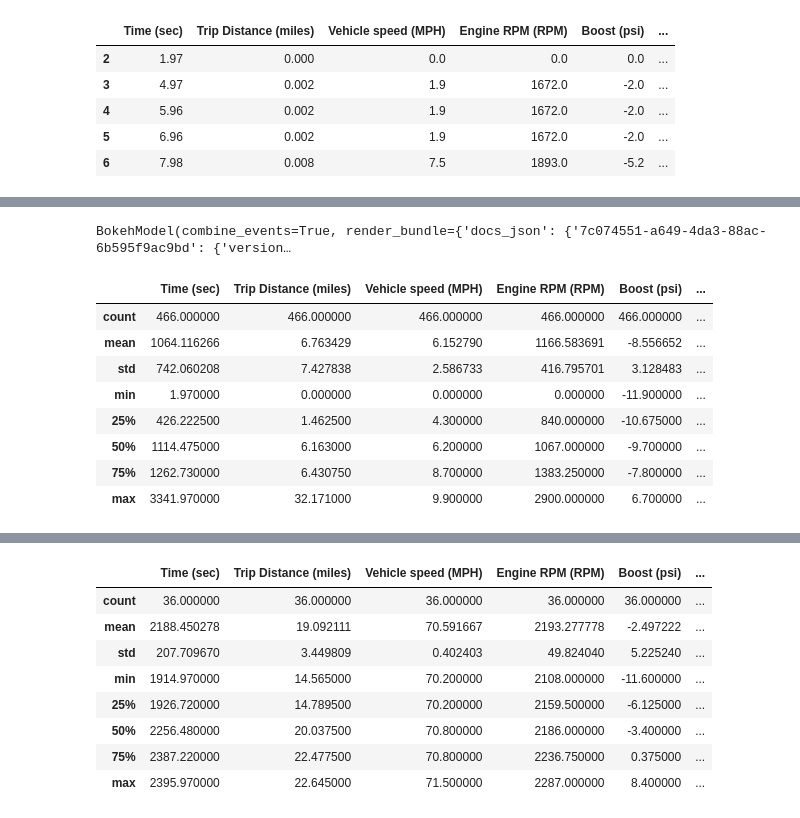
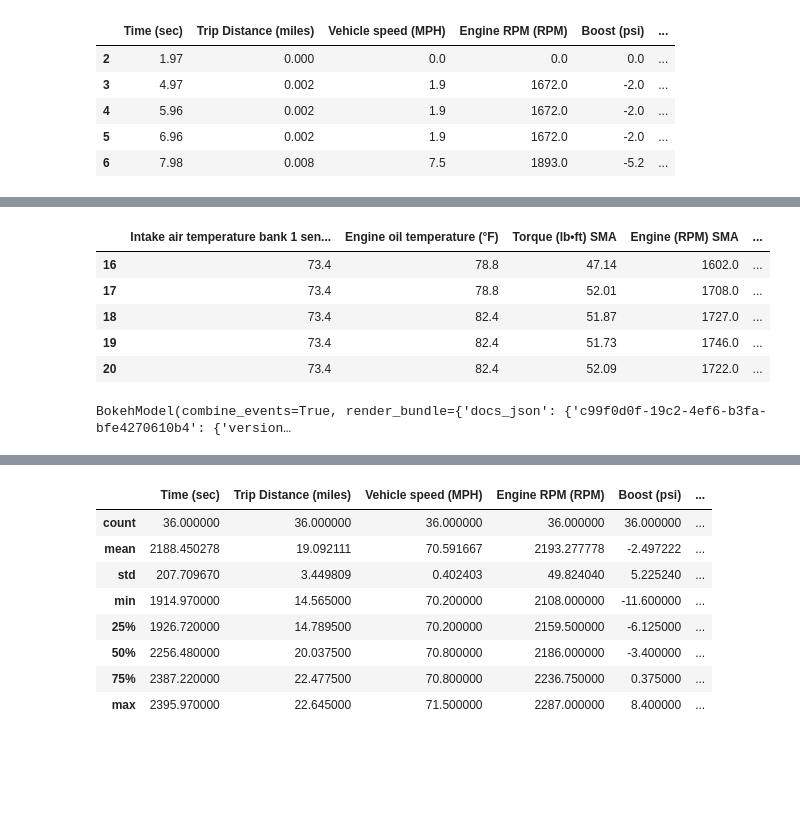
Before and after one commit to SecondHandSushi/car-analysis, a Jupyter notebook: analysis_20240822_PM.ipynb, the cells around one changed output, grey strips where cells are left out. Saved outputs shown, nothing was run; the diff lists cells and outputs as text; code cells hidden in the pictures; blank space fills up the shorter version.

Commit message:
UPDATED moving averages

```diff
--- a/analysis_20240822_PM.ipynb
+++ b/analysis_20240822_PM.ipynb
@@ -182,11 +133,0 @@ See the caveats in the documentation: https://pandas.pydata.org/pandas-docs/stab
-# %%
-"""
-Cell generated by Data Wrangler.
-"""
-def clean_data(engine_temp):
-    # Drop rows with missing data in column: 'SMA'
-    engine_temp = engine_temp.dropna(subset=['SMA'])
-    return engine_temp
-
-engine_temp_clean = clean_data(engine_temp.copy())
-engine_temp_clean.head()
@@ -199,0 +134,14 @@ engine_temp_clean.head()
+# %%
+# Create an explicit copy of the selected columns
+engine_temp = df_moving[['Intake air temperature bank 1  sensor 1 (°F)', 'Engine RPM (RPM)',
+                         'Engine oil temperature (°F)', 'Engine Torque (lb•ft)',
+                         'Intake manifold absolute pressure (inHg)', 'Mass air flow rate (lb/min)']].copy()
+
+# Calculate the Simple Moving Average (SMA) without triggering the warning
+window_size=15
+engine_temp['Torque (lb•ft) SMA'] = engine_temp['Engine Torque (lb•ft)'].rolling(window=window_size).mean()
+engine_temp['Engine (RPM) SMA'] = engine_temp['Engine RPM (RPM)'].rolling(window=window_size).mean()
+engine_temp['Mass air flow rate (lb/min) SMA'] = engine_temp['Mass air flow rate (lb/min)'].rolling(window=window_size).mean()
+engine_temp['Intake manifold absolute pressure (inHg SMA'] = engine_temp['Intake manifold absolute pressure (inHg)'].rolling(window=window_size).mean()
+# Display the first few rows of the modified DataFrame
+engine_temp.head()
@@ -200,24 +155,38 @@ engine_temp_clean.head()
+# %%
+"""
+Cell generated by Data Wrangler.
+"""
+def clean_data(engine_temp):
+    # Drop columns: 'Engine RPM (RPM)', 'Engine Torque (lb•ft)' and 2 other columns
+    engine_temp = engine_temp.drop(columns=['Engine RPM (RPM)', 'Engine Torque (lb•ft)', 'Intake manifold absolute pressure (inHg)', 'Mass air flow rate (lb/min)'])
+    # Drop rows with missing data in column: 'Torque (lb•ft) SMA'
+    engine_temp = engine_temp.dropna(subset=['Torque (lb•ft) SMA'])
+    # Round column 'Engine (RPM) SMA' (Number of decimals: 0)
+    engine_temp = engine_temp.round({'Engine (RPM) SMA': 0})
+    # Round columns 'Mass air flow rate (lb/min) SMA', 'Intake manifold absolute pressure (inHg SMA', 'Torque (lb•ft) SMA' (Number of decimals: 3)
+    engine_temp = engine_temp.round({'Mass air flow rate (lb/min) SMA': 3, 'Intake manifold absolute pressure (inHg SMA': 3, 'Torque (lb•ft) SMA': 2})
+    return engine_temp
+
+engine_temp_clean = clean_data(engine_temp.copy())
+engine_temp_clean.head()
+# %% [output]
+|  | Intake air temperature bank 1 sen... | Engine oil temperature (°F) | Torque (lb•ft) SMA | Engine (RPM) SMA | ... |
+| 16 | 73.4 | 78.8 | 47.14 | 1602.0 | ... |
+| 17 | 73.4 | 78.8 | 52.01 | 1708.0 | ... |
+| 18 | 73.4 | 82.4 | 51.87 | 1727.0 | ... |
+| 19 | 73.4 | 82.4 | 51.73 | 1746.0 | ... |
+| 20 | 73.4 | 82.4 | 52.09 | 1722.0 | ... |
 # %%
 hvexplorer = engine_temp_clean.hvplot.explorer()
 hvexplorer
 # %% [output]
-BokehModel(combine_events=True, render_bundle={'docs_json': {'7c074551-a649-4da3-88ac-6b595f9ac9bd': {'version…
+BokehModel(combine_events=True, render_bundle={'docs_json': {'c99f0d0f-19c2-4ef6-b3fa-bfe4270610b4': {'version…
 # %%
 #creates dataframe where vehicle is moving and speed is less than 10mph
 mask = (df_moving['Vehicle speed (MPH)'] <= 10)
 df_less_10 = df_moving[mask]
 #df_less_10.head()
-df_less_10.describe()
+#df_less_10.describe()
-# %% [output]
-|  | Time (sec) | Trip Distance (miles) | Vehicle speed (MPH) | Engine RPM (RPM) | Boost (psi) | ... |
-| count | 466.000000 | 466.000000 | 466.000000 | 466.000000 | 466.000000 | ... |
-| mean | 1064.116266 | 6.763429 | 6.152790 | 1166.583691 | -8.556652 | ... |
-| std | 742.060208 | 7.427838 | 2.586733 | 416.795701 | 3.128483 | ... |
-| min | 1.970000 | 0.000000 | 0.000000 | 0.000000 | -11.900000 | ... |
-| 25% | 426.222500 | 1.462500 | 4.300000 | 840.000000 | -10.675000 | ... |
-| 50% | 1114.475000 | 6.163000 | 6.200000 | 1067.000000 | -9.700000 | ... |
-| 75% | 1262.730000 | 6.430750 | 8.700000 | 1383.250000 | -7.800000 | ... |
-| max | 3341.970000 | 32.171000 | 9.900000 | 2900.000000 | 6.700000 | ... |
 # %%
 #creates dataframe where vehicle is moving and speed is between 10 and 20mph
 mask = (df_moving['Vehicle speed (MPH)'] >= 10) & (df_moving['Vehicle speed (MPH)'] <= 20)
```
Also changed, not shown: parts of 17 cells of this notebook, 3 other files.
